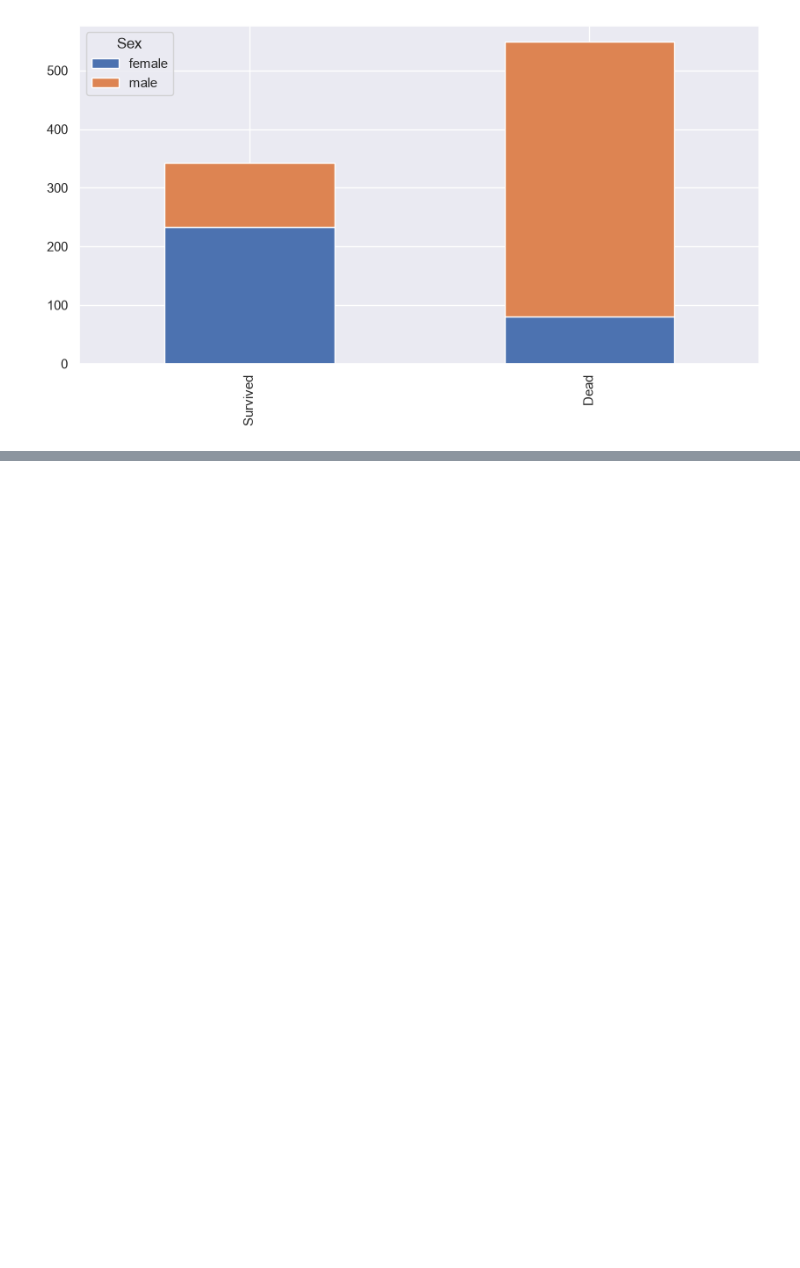
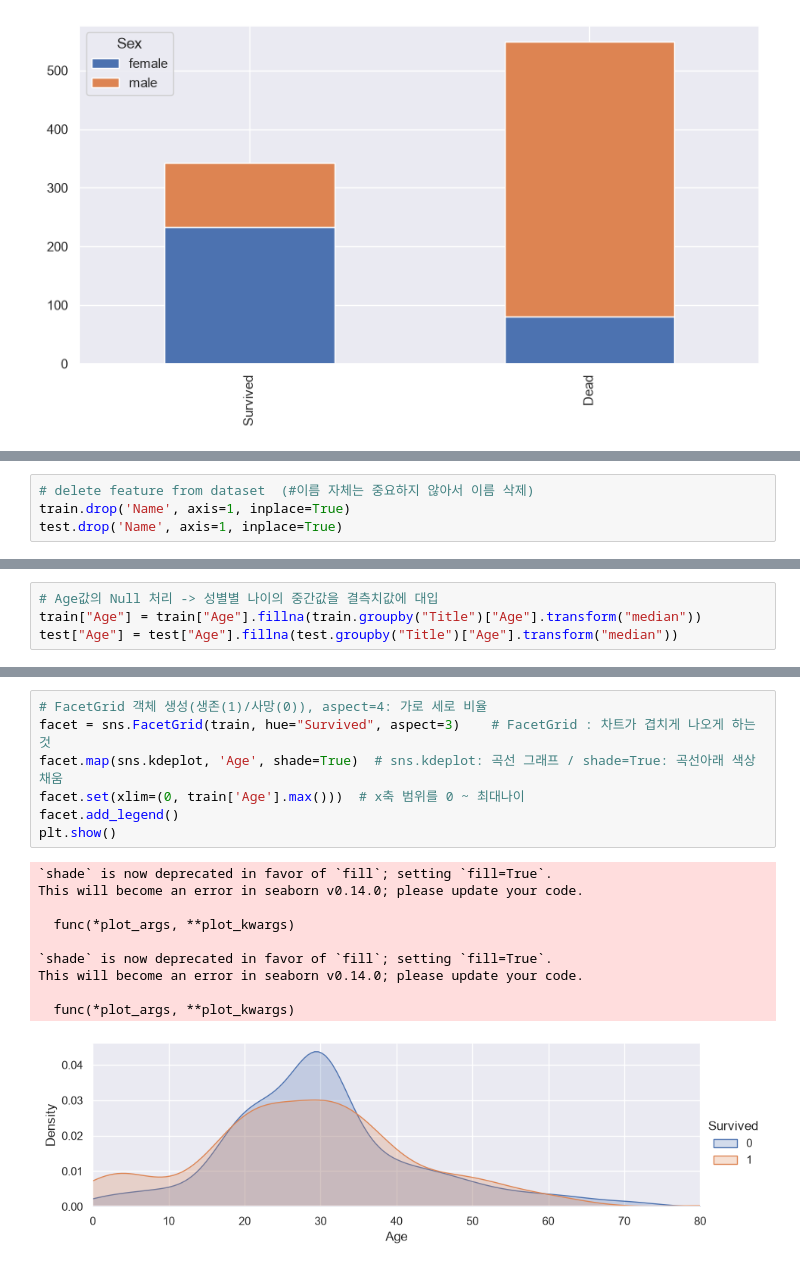
Before and after one commit to pshcj2-source/pythonsource, a Jupyter notebook: dataScience/chapter03/Titanic_tensor.ipynb, the cells around one changed output, grey strips where cells are left out. Drawn from its saved outputs; the diff is of its cells as text; blank space fills up the shorter version.

```diff
--- a/dataScience/chapter03/Titanic_tensor.ipynb
+++ b/dataScience/chapter03/Titanic_tensor.ipynb
@@ -194,0 +282,4 @@ feature vector is an n-dimensional vector of numerical features that represent s
+# %%
+# delete feature from dataset  (#이름 자체는 중요하지 않아서 이름 삭제)
+train.drop('Name', axis=1, inplace=True)
+test.drop('Name', axis=1, inplace=True)
@@ -194,0 +332,4 @@ feature vector is an n-dimensional vector of numerical features that represent s
+# %%
+# Age값의 Null 처리 -> 성별별 나이의 중간값을 결측치값에 대입
+train["Age"] = train["Age"].fillna(train.groupby("Title")["Age"].transform("median"))
+test["Age"] = test["Age"].fillna(test.groupby("Title")["Age"].transform("median"))
@@ -194,0 +383,18 @@ feature vector is an n-dimensional vector of numerical features that represent s
+# %%
+# FacetGrid 객체 생성(생존(1)/사망(0)), aspect=4: 가로 세로 비율
+facet = sns.FacetGrid(train, hue="Survived", aspect=3)    # FacetGrid : 차트가 겹치게 나오게 하는 것
+facet.map(sns.kdeplot, 'Age', shade=True)  # sns.kdeplot: 곡선 그래프 / shade=True: 곡선아래 색상채움
+facet.set(xlim=(0, train['Age'].max()))  # x축 범위를 0 ~ 최대나이
+facet.add_legend()
+plt.show()
+# %% [output]
+`shade` is now deprecated in favor of `fill`; setting `fill=True`.
+This will become an error in seaborn v0.14.0; please update your code.
+
+  func(*plot_args, **plot_kwargs)
+
+`shade` is now deprecated in favor of `fill`; setting `fill=True`.
+This will become an error in seaborn v0.14.0; please update your code.
+
+  func(*plot_args, **plot_kwargs)
+[figure, added]
```
Also changed, not shown: parts of 74 cells of this notebook, 4 other files.
